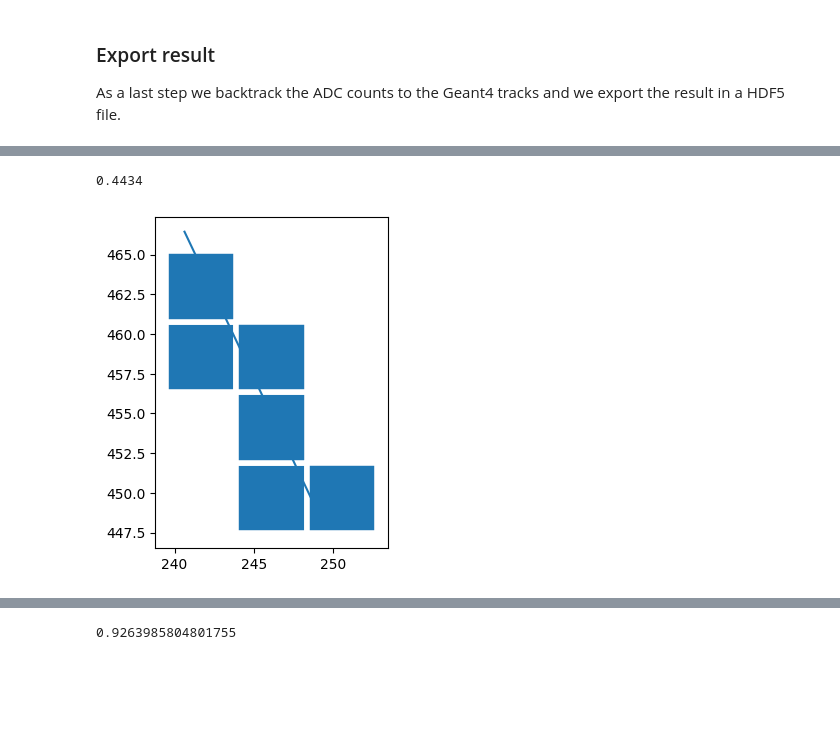
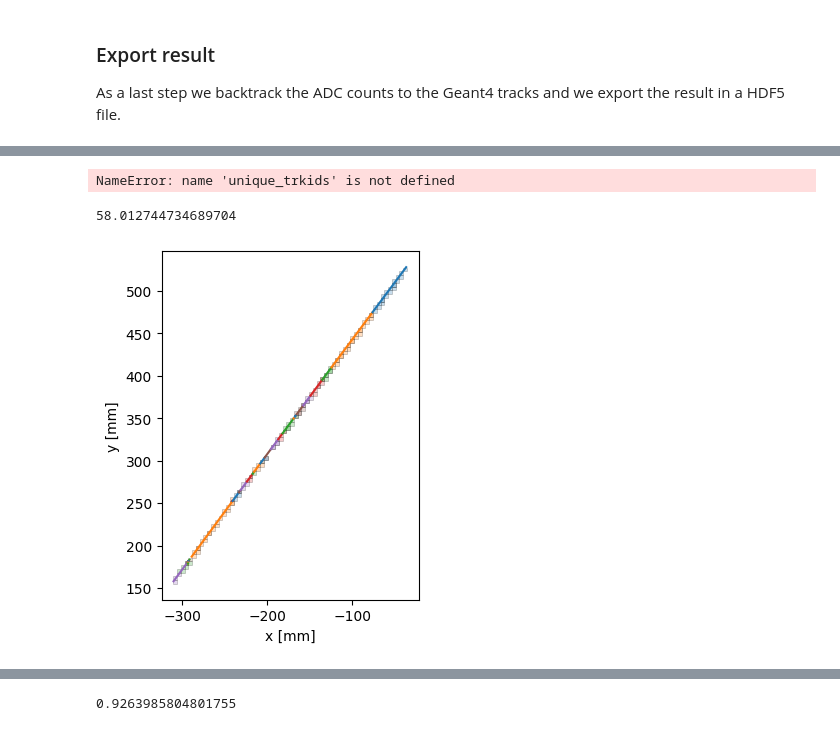
Before and after one commit to DUNE/larnd-sim, a Jupyter notebook: examples/Pixel induced current.ipynb, the cells around one changed output, grey strips where cells are left out. Cells and saved outputs as stored; diff of their text form; code cells hidden in the pictures; blank space fills up the shorter version.

```diff
--- a/examples/Pixel induced current.ipynb
+++ b/examples/Pixel induced current.ipynb
@@ -44,7 +49,7 @@ First of all we load the `edep-sim` output. For this sample we need to invert $z
 unique_pix = cp.empty((0,2))
 pixels_signals = cp.zeros((len(unique_pix), len(consts.time_ticks)*3))
 # %%
-with h5py.File('module0_corsika.h5', 'r') as f:
+with h5py.File('/global/project/projectdirs/dune/www/data/Module0/simulation/edepsim/edepsim_hdf5_12/edep.23959.h5', 'r') as f:
     tracks = np.array(f['segments'])
 
 x_start = np.copy(tracks['x_start'] )
@@ -59,4 +64,4 @@ tracks['z_start'] = x_start
 tracks['z_end'] = x_end
 tracks['z'] = x
 
-selected_tracks = tracks[3:4]
+selected_tracks = tracks[:5]
@@ -330 +354,3 @@ fee.get_adc_values[BPG,TPB](pixels_signals,
 adc_list = fee.digitize(integral_list)
+# %%
+index=np.argmax(pixels_signals.sum(axis=1)).get()
@@ -352,14 +400,0 @@ ax.axvline(min(adc_ticks_list[adc_ticks_list>0]))
-# %%
-fig,ax=plt.subplots(1,1)
-for ip, p in enumerate(pixels_signals):
-    if ip != 314:
-        continue
-    if np.sum(p):
-        ax.plot(consts.time_ticks,p.get()[:2001])
-ax.set_xlim(125,150)
-ax.axvline(selected_tracks['t_start'][5],c='r')
-ax.axvline(selected_tracks['t_end'][5],c='r')
-ax.axvline(selected_tracks['t_start'][4],c='b')
-ax.axvline(selected_tracks['t_end'][4],c='b')
-ax.axvline(selected_tracks['t_start'][9],c='g')
-ax.axvline(selected_tracks['t_end'][9],c='g')
@@ -575,7 +579,12 @@ for tile in geometry_yaml['tile_chip_to_io']:
 
         geometry[(io_group, io_channel,
                        chip, channel)] = x, y
-# %%
-consts.pixel_pitch
-# %% [output]
-0.4434
+# %%
+np.sum(f['tracks']['dE'][unique_trkids])
+# %% [output]
+NameError: name 'unique_trkids' is not defined
+# %%
+d=f['packets']['dataword'][f['packets']['packet_type']==0]
+sum(d/fee.ADC_COUNTS*(fee.V_REF-fee.V_CM)+fee.V_CM-fee.V_PEDESTAL)/fee.GAIN/sum(selected_tracks['n_electrons'])
+# %% [output]
+58.012744734689704
@@ -582,36 +597,44 @@ consts.pixel_pitch
+# %%
+track_ids = f['mc_packets_assn']['track_ids']
+unique_trkids = np.unique(track_ids[track_ids>=0])
 # %%
 
 import h5py
 import matplotlib.pyplot as plt
 f = h5py.File("test.h5")
-fig,ax = plt.subplots(1,1,figsize=(3,12))
+fig,ax = plt.subplots(1,1,constrained_layout=True)
 plotted_tracks = []
 colors = ['tab:blue','tab:orange','tab:green','tab:red','tab:purple','tab:brown']
-for ip,packet in enumerate(f['packets'][:100]):
+for ip,packet in enumerate(f['packets']):
     if packet['packet_type'] == 0:
         io_group, io_channel, chip, channel = packet['io_group'], packet['io_channel'], packet['chip_id'], packet['channel_id']
         x,y = geometry[(io_group, io_channel, chip, channel)]
         track_ids = f['mc_packets_assn'][ip][0]
 #         print(len(np.unique(track_ids)))
 #         if len(np.unique(track_ids)) == 2:
         rect = plt.Rectangle((x-consts.pixel_pitch*5, y-consts.pixel_pitch*5),
                      consts.pixel_pitch*10, consts.pixel_pitch*10,
-                     linewidth=4, fc=colors[track_ids[0]%len(colors)],
-                     edgecolor='white')
+                     linewidth=0.5, fc=colors[track_ids[0]%len(colors)],
+                     edgecolor='k',alpha=0.25)
 #         else:
 #             rect = plt.Rectangle((x, y),
 #                          consts.pixel_pitch*10, consts.pixel_pitch*10,
 #                          linewidth=1, fc='gray',
 #                          edgecolor='white')
         ax.add_patch(rect)
 #         ax.scatter(x,y,s=20,marker='s',color=colors[track_ids[0]%len(colors)],ec='w')
         for trackid in track_ids:
             if trackid >= 0 and trackid not in plotted_tracks:
                 plotted_tracks.append(trackid)
                 ax.plot((f['tracks'][trackid]['x_start']*10,f['tracks'][trackid]['x_end']*10),
                         (f['tracks'][trackid]['y_start']*10+218.236,f['tracks'][trackid]['y_end']*10+218.236),c=colors[trackid%len(colors)])
 ax.set_aspect("equal")
+ax.set_xlabel("x [mm]")
+ax.set_ylabel("y [mm]")
+# ax.set_xlim(-320,-150)
+# ax.set_ylim(400,620)
+fig.savefig("mc.pdf")
 # %% [output]
-[figure, old version]
+[figure, new version]
 # %%
 !rm evd.test.h5
```
Also changed, not shown: parts of 35 cells of this notebook, 4 other files.
